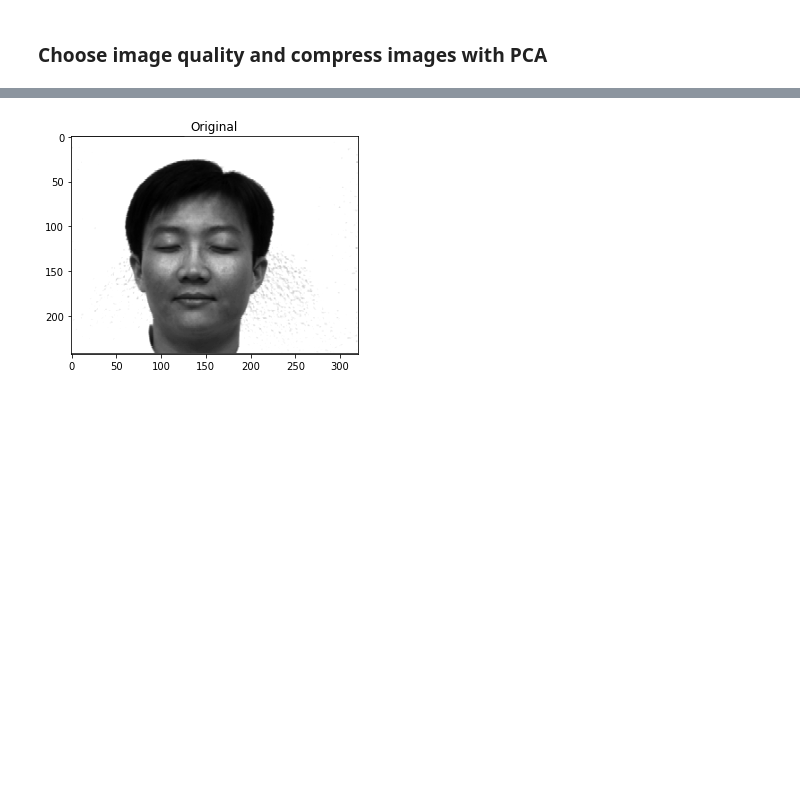
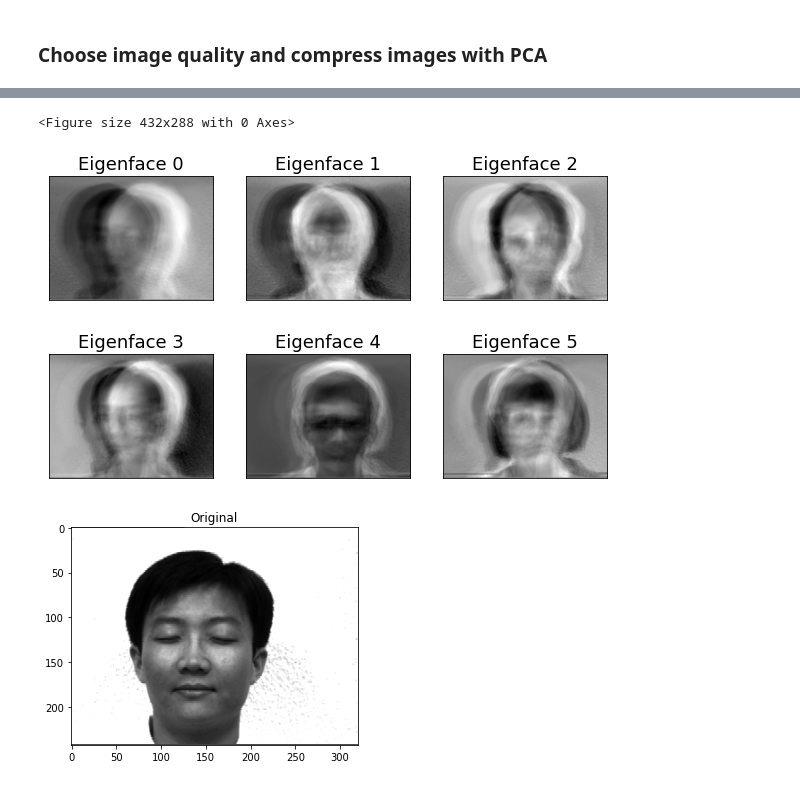
Before and after one commit to jeffcav/face-recog, a Jupyter notebook: yalefaces.ipynb, the cells around one changed output, grey strips where cells are left out. Saved outputs shown, nothing was run; the diff lists cells and outputs as text; code cells hidden in the pictures; blank space fills up the shorter version.

```diff
--- a/yalefaces.ipynb
+++ b/yalefaces.ipynb
@@ -101,3 +149,22 @@ X_reconstructed = pca.inverse_transform(X_compressed)
+# %%
+plt.figure()
+f, axes = plt.subplots(2, 3, figsize=(10, 6), sharey=True)
+
+component = 0
+for ax in axes:
+    for axy in ax:
+        axy.imshow(pca.components_[component].reshape(yalefaces.SHAPE), cmap='gray')
+        axy.set_title(f"Eigenface {component}", size=18)
+
+        axy.set_xticks([])
+        axy.set_yticks([])
+
+        component += 1
+
+plt.show()
+# %% [output]
+<Figure size 432x288 with 0 Axes>
+[figure, added]
 # %%
 plt.imshow(X[0].reshape(yalefaces.SHAPE), cmap="gray")
 plt.title("Original")
```
Also changed, not shown: parts of 8 cells of this notebook, 1 other file.
